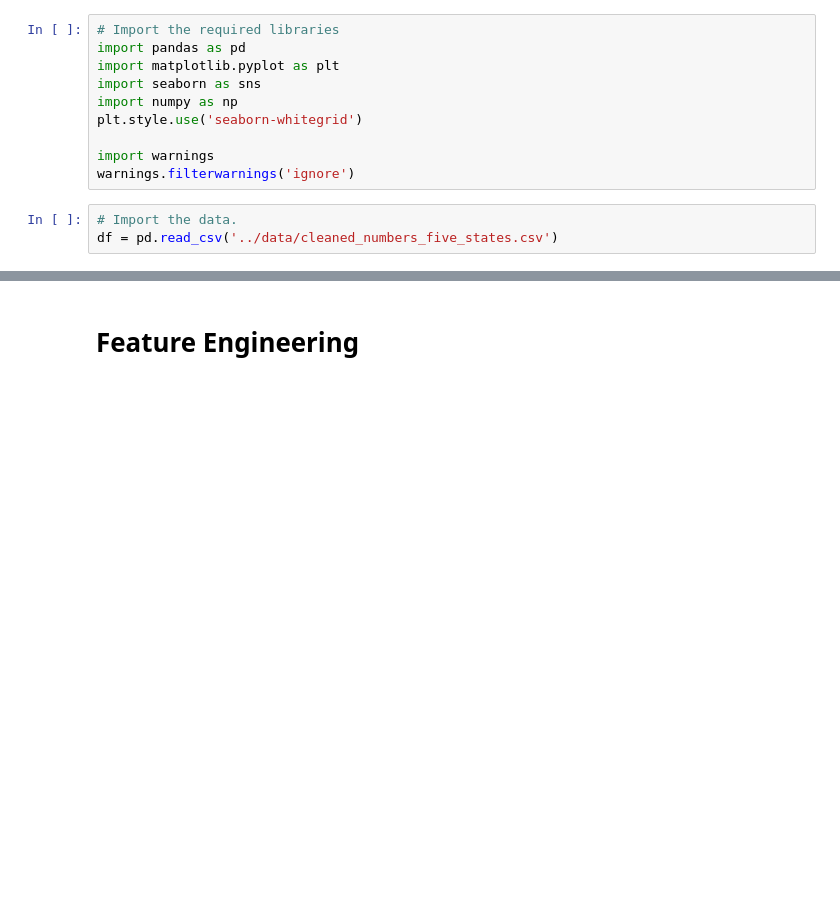
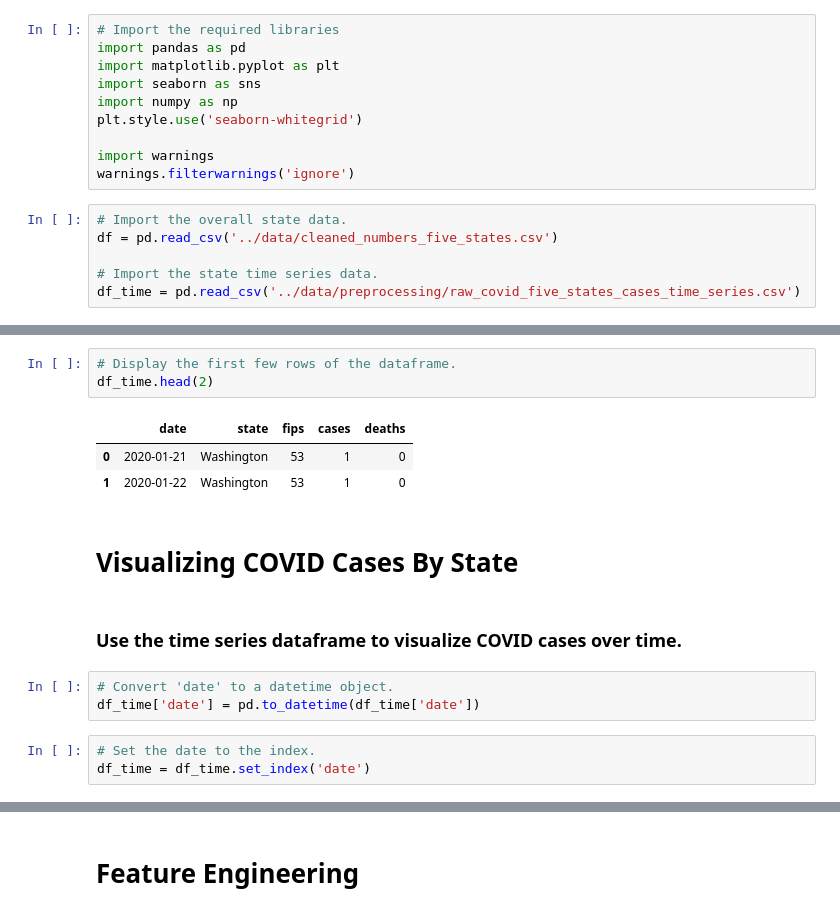
Before and after one commit to cxclark/covid19-analysis, a Jupyter notebook: code/04_eda_preprocessing_5_states.ipynb, the cells around one changed output, grey strips where cells are left out. Saved outputs shown, nothing was run; the diff lists cells and outputs as text; blank space fills up the shorter version.

```diff
--- a/code/04_eda_preprocessing_5_states.ipynb
+++ b/code/04_eda_preprocessing_5_states.ipynb
@@ -18,5 +18,8 @@ plt.style.use('seaborn-whitegrid')
 import warnings
 warnings.filterwarnings('ignore')
 # %%
-# Import the data.
+# Import the overall state data.
 df = pd.read_csv('../data/cleaned_numbers_five_states.csv')
+
+# Import the state time series data.
+df_time = pd.read_csv('../data/preprocessing/raw_covid_five_states_cases_time_series.csv')
@@ -29,0 +34,17 @@ df.head(2)
+# %%
+# Display the first few rows of the dataframe.
+df_time.head(2)
+# %% [output]
+|  | date | state | fips | cases | deaths |
+| 0 | 2020-01-21 | Washington | 53 | 1 | 0 |
+| 1 | 2020-01-22 | Washington | 53 | 1 | 0 |
+# %% [markdown]
+# Visualizing COVID Cases By State
+# %% [markdown]
+### Use the time series dataframe to visualize COVID cases over time.
+# %%
+# Convert 'date' to a datetime object.
+df_time['date'] = pd.to_datetime(df_time['date'])
+# %%
+# Set the date to the index.
+df_time = df_time.set_index('date')
```
Also changed, not shown: parts of 44 cells of this notebook, 10 other files.
